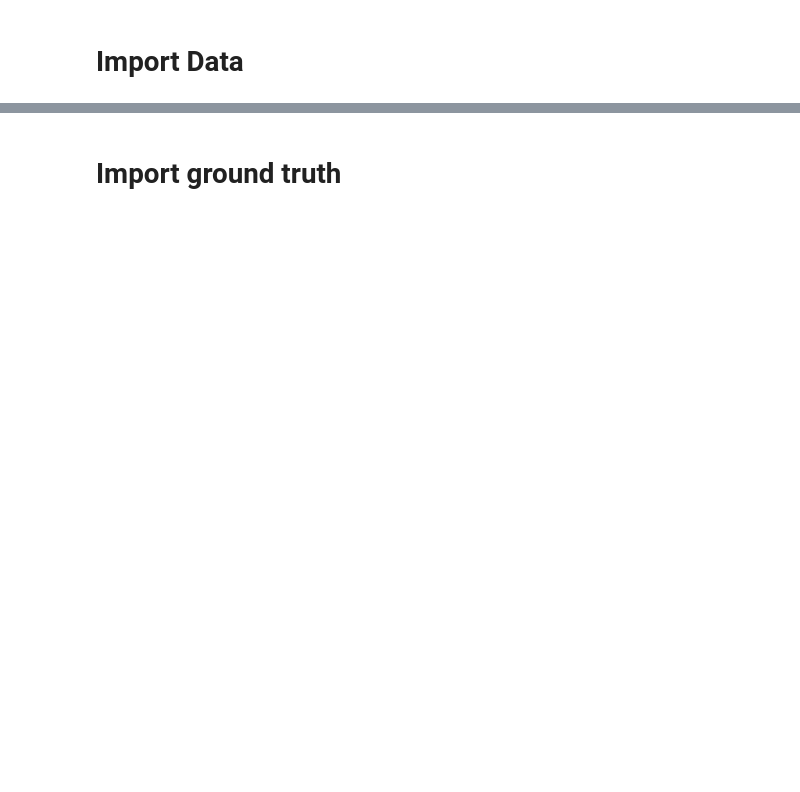
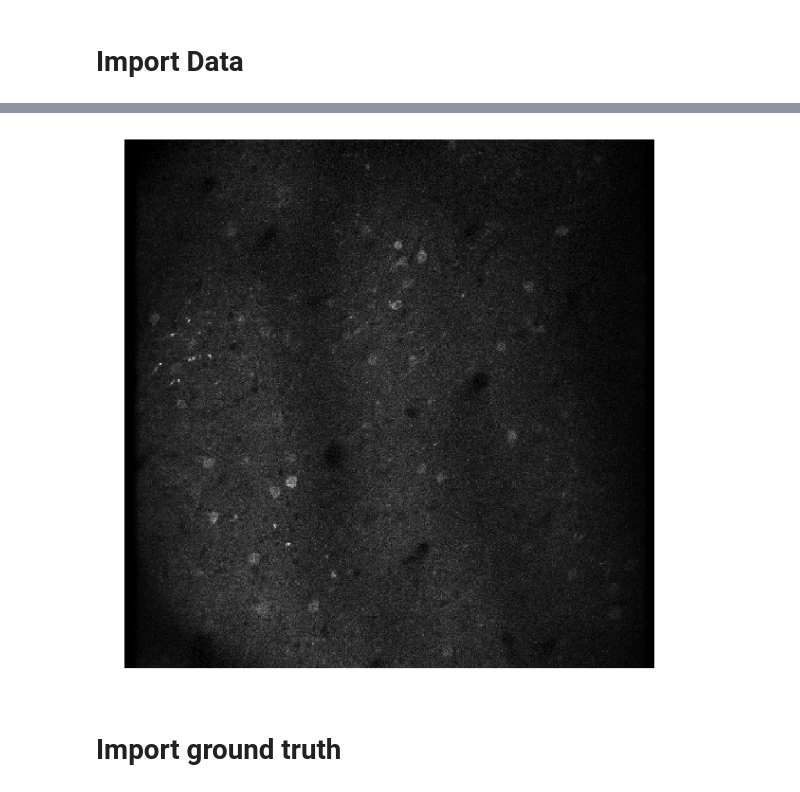
Before and after one commit to syncrostone/neurocatcher, a Jupyter notebook: playground.ipynb, the cells around one changed output, grey strips where cells are left out. Saved outputs shown, nothing was run; the diff lists cells and outputs as text; code cells hidden in the pictures; blank space fills up the shorter version.

```diff
--- a/playground.ipynb
+++ b/playground.ipynb
@@ -22,3 +22,7 @@ image(base, size=10);
+# %%
+image(std, size=10);
+# %% [output]
+[figure, added]
 # %% [markdown]
 # Import ground truth
 # %%
```
Also changed, not shown: parts of 8 cells of this notebook.
